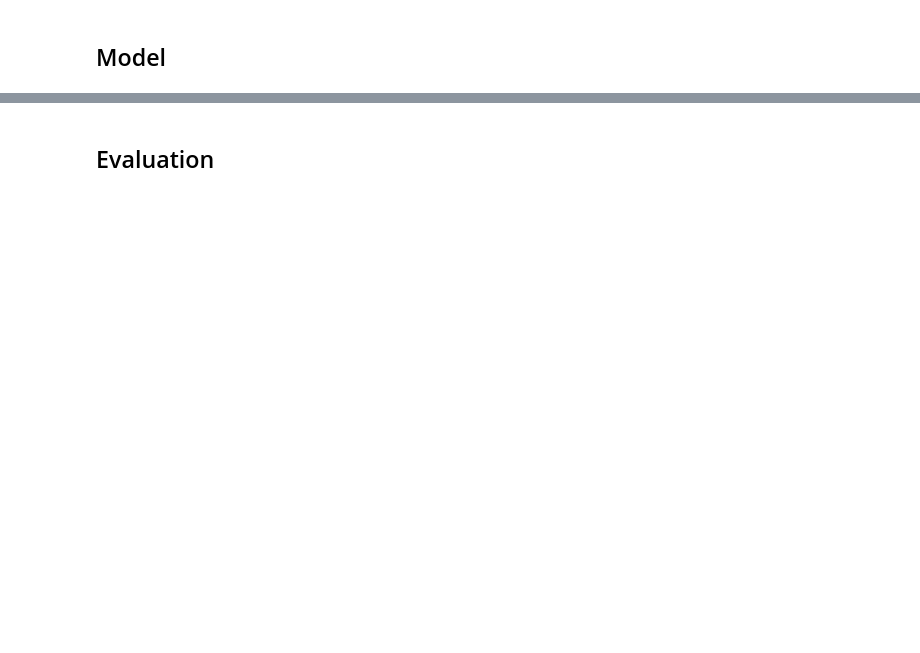
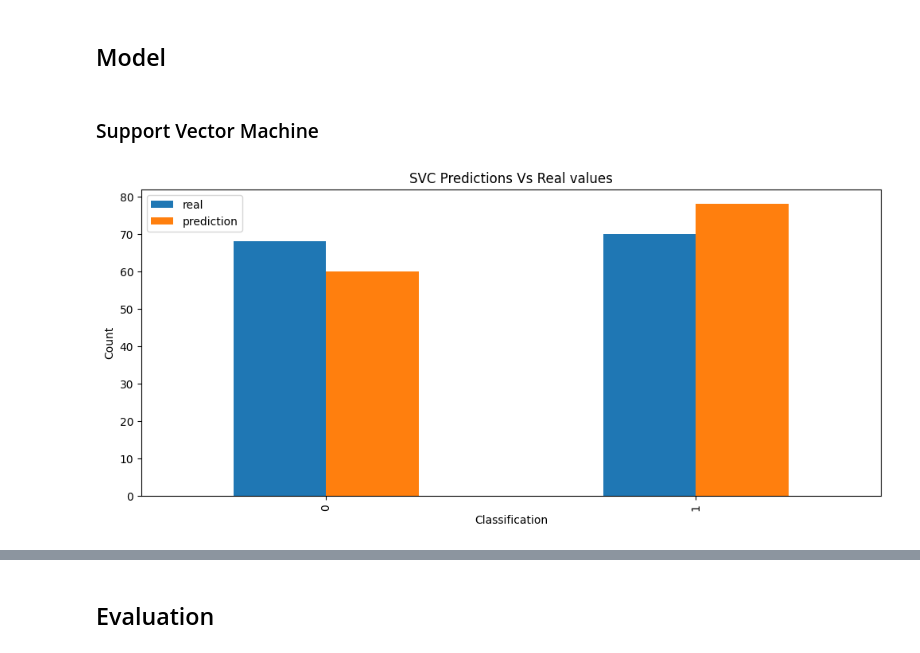
Before and after one commit to davidsequera/don_armando, a Jupyter notebook: main.ipynb, the cells around one changed output, grey strips where cells are left out. Drawn from its saved outputs; the diff is of its cells as text; code cells hidden in the pictures; blank space fills up the shorter version.

```diff
--- a/main.ipynb
+++ b/main.ipynb
@@ -212,0 +278,10 @@ fig.show()
+# %%
+scaler = StandardScaler()
+scaler.fit(X_dummified)
+def transform_data(data):
+  # Implement your data transformation logic here
+  # Example: Scaling numerical features
+  scaled = pd.DataFrame(scaler.transform(data), columns=data.columns)
+  return scaled
+
+scaled_data = transform_data(X_dummified)
@@ -212,0 +290,2 @@ fig.show()
+# %%
+X_train, X_test, y_train, y_test = train_test_split(scaled_data, y, test_size=0.2, random_state=42)
@@ -212,0 +305,9 @@ fig.show()
+# %%
+def plot_bar_chart(y, y_pred, title="Predictions Vs Real values" ):
+    pd.DataFrame({
+        "real":(np.count_nonzero(y == 0), np.count_nonzero(y == 1)),
+        "prediction":(np.count_nonzero(y_pred == 0), np.count_nonzero(y_pred == 1))},
+        index=["0", "1"]).plot(kind="bar",figsize=(12, 5))
+    plt.title(title)
+    plt.xlabel("Classification")
+    plt.ylabel("Count")
@@ -213,2 +365,13 @@ fig.show()
 # %% [markdown]
 ## Model
+# %% [markdown]
+### Support Vector Machine
+# %%
+svc = SVC(kernel='rbf', C=1, gamma=1/250, random_state=42)
+svc.fit(X_train, y_train)
+
+y_pred_svc = svc.predict(X_test)
+# %%
+plot_bar_chart(y_test, y_pred_svc, title="SVC Predictions Vs Real values")
+# %% [output]
+[figure, added]
```
Also changed, not shown: parts of 77 cells of this notebook, 5 other files.
